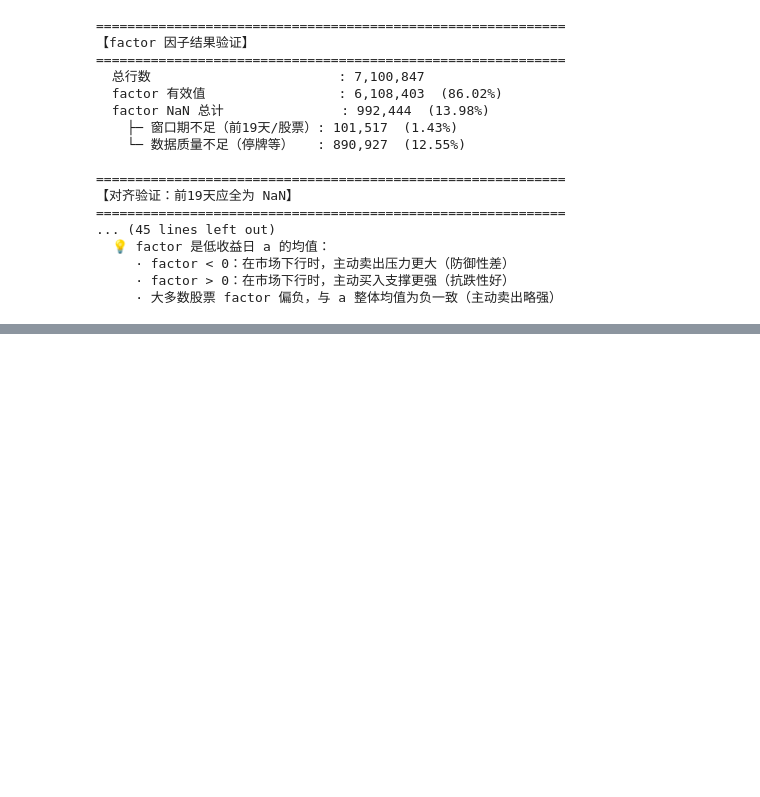
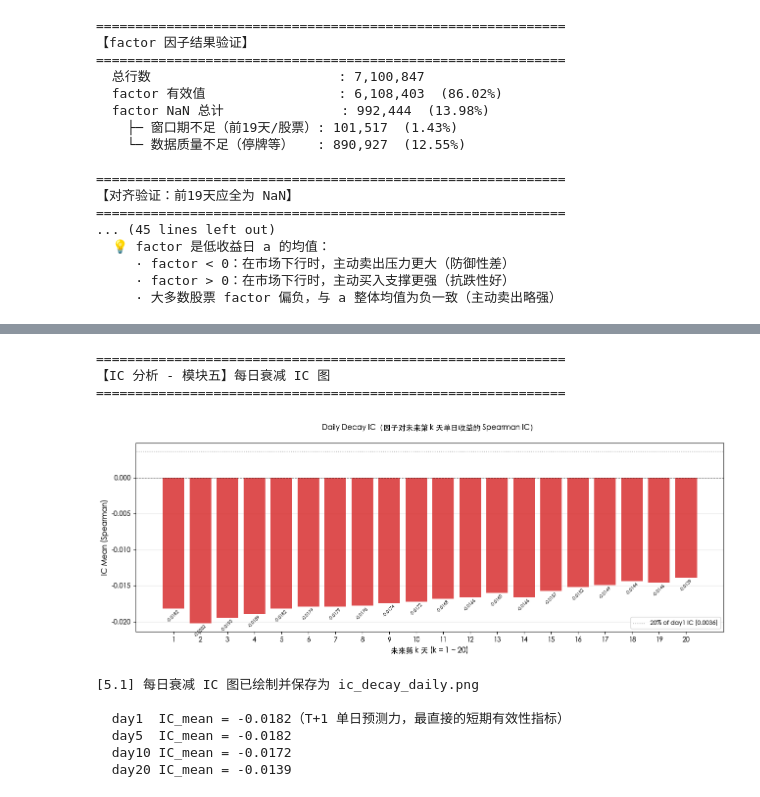
Before and after one commit to Pdirac52/Quant_research, a Jupyter notebook: work.ipynb, the cells around one changed output, grey strips where cells are left out. Drawn from its saved outputs; the diff is of its cells as text; code cells hidden in the pictures; blank space fills up the shorter version.

```diff
--- a/work.ipynb
+++ b/work.ipynb
@@ -858,0 +1450,79 @@ print("     · 大多数股票 factor 偏负，与 a 整体均值为负一致（
+# %%
+# ===========================================================
+# 【IC 分析 - 模块五】每日衰减 IC 图
+# ===========================================================
+print("=" * 60)
+print("【IC 分析 - 模块五】每日衰减 IC 图")
+print("=" * 60)
+
+# 复用 decay_summary 已计算好的结果，提取 IC_mean
+decay_ic_means = decay_summary['IC_mean'].values.astype(float)
+days           = list(range(1, DECAY_DAYS + 1))
+
+# 找到 IC_mean 首次不显著的天数（绝对值降至 T+1 的 20% 以下作为参考阈值）
+ic_day1 = abs(decay_ic_means[0]) if not np.isnan(decay_ic_means[0]) else np.nan
+threshold = ic_day1 * 0.2 if pd.notna(ic_day1) else None
+decay_day = next(
+    (k for k, v in enumerate(decay_ic_means, 1) if pd.notna(v) and abs(v) < threshold),
+    None
+) if threshold else None
+
+fig, ax = plt.subplots(figsize=(13, 5))
+
+bar_colors = ['#1f77b4' if (pd.notna(v) and v >= 0) else '#d62728'
+              for v in decay_ic_means]
+ax.bar(days, decay_ic_means, color=bar_colors, alpha=0.82, zorder=2)
+ax.axhline(0, color='black', linewidth=0.8, linestyle='--', alpha=0.6)
+
+# 标注衰减阈值参考线
+if threshold is not None:
+    sign = np.sign(ic_day1) if pd.notna(ic_day1) else 1
+    ax.axhline(sign * threshold, color='gray', linewidth=1.0,
+               linestyle=':', alpha=0.8, label=f'20% of day1 IC ({sign*threshold:.4f})')
+
+# 在柱顶标注 IC 值（字体稍小以免重叠）
+for d, v in zip(days, decay_ic_means):
+    if pd.notna(v):
+        offset = 0.0001 if v >= 0 else -0.0001
+        va     = 'bottom' if v >= 0 else 'top'
+        ax.text(d, v + offset, f'{v:.4f}', ha='center', va=va, fontsize=6.5, rotation=45)
+
+title_suffix = f'（预测力在 day{decay_day} 后衰减至 20% 以下）' if decay_day else ''
+ax.set_title(
+    f'Daily Decay IC（因子对未来第 k 天单日收益的 Spearman IC）\n{title_suffix}',
+    fontsize=11
+)
+ax.set_xlabel('未来第 k 天 (k = 1 ~ 20)', fontsize=11)
+ax.set_ylabel('IC Mean (Spearman)', fontsize=11)
+ax.set_xticks(days)
+if threshold:
+    ax.legend(fontsize=9)
+ax.grid(True, alpha=0.3, axis='y', zorder=1)
+fig.tight_layout()
+plt.savefig('ic_decay_daily.png', dpi=150, bbox_inches='tight')
+plt.show()
+
+print("[5.1] 每日衰减 IC 图已绘制并保存为 ic_decay_daily.png")
+print(f"\n  day1  IC_mean = {decay_ic_means[0]:.4f}（T+1 单日预测力，最直接的短期有效性指标）")
+print(f"  day5  IC_mean = {decay_ic_means[4]:.4f}")
+print(f"  day10 IC_mean = {decay_ic_means[9]:.4f}")
+print(f"  day20 IC_mean = {decay_ic_means[19]:.4f}")
+if decay_day:
+    print(f"\n  参考：IC 在 day{decay_day} 左右衰减至 day1 的 20% 以下")
+    if decay_day <= 3:
+        print(f"  → 因子预测力衰减极快，属于短期/日内因子，建议持仓周期 ≤ {decay_day} 天")
+    elif decay_day <= 10:
+        print(f"  → 因子具备一定短中期预测力，持仓周期参考 {decay_day}~{decay_day*2} 天")
+    else:
+        print(f"  → 因子具备中期持续预测力，适合周频或以上换仓频率")
+# %% [output]
+============================================================
+【IC 分析 - 模块五】每日衰减 IC 图
+============================================================
+[figure, added]
+[5.1] 每日衰减 IC 图已绘制并保存为 ic_decay_daily.png
+
+  day1  IC_mean = -0.0182（T+1 单日预测力，最直接的短期有效性指标）
+  day5  IC_mean = -0.0182
+  day10 IC_mean = -0.0172
+  day20 IC_mean = -0.0139
```
Also changed, not shown: parts of 9 cells of this notebook.
